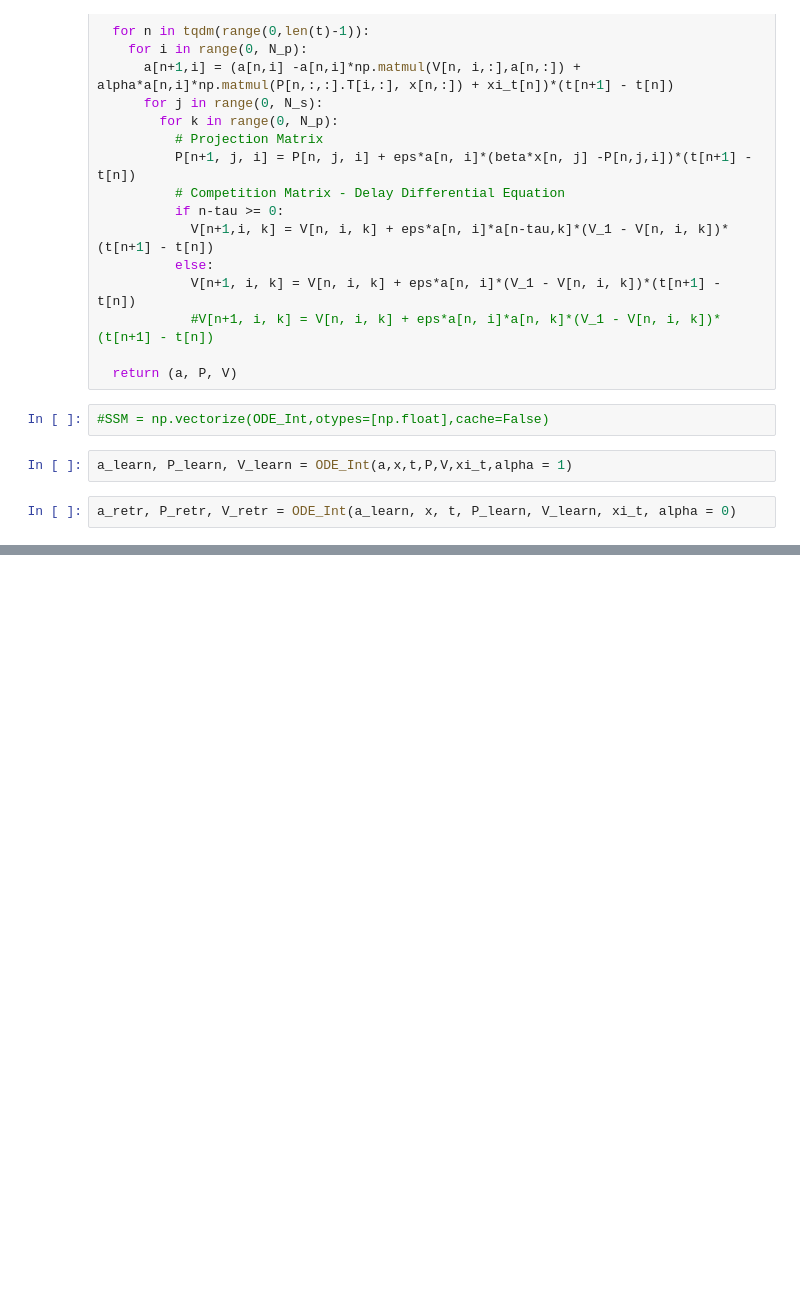
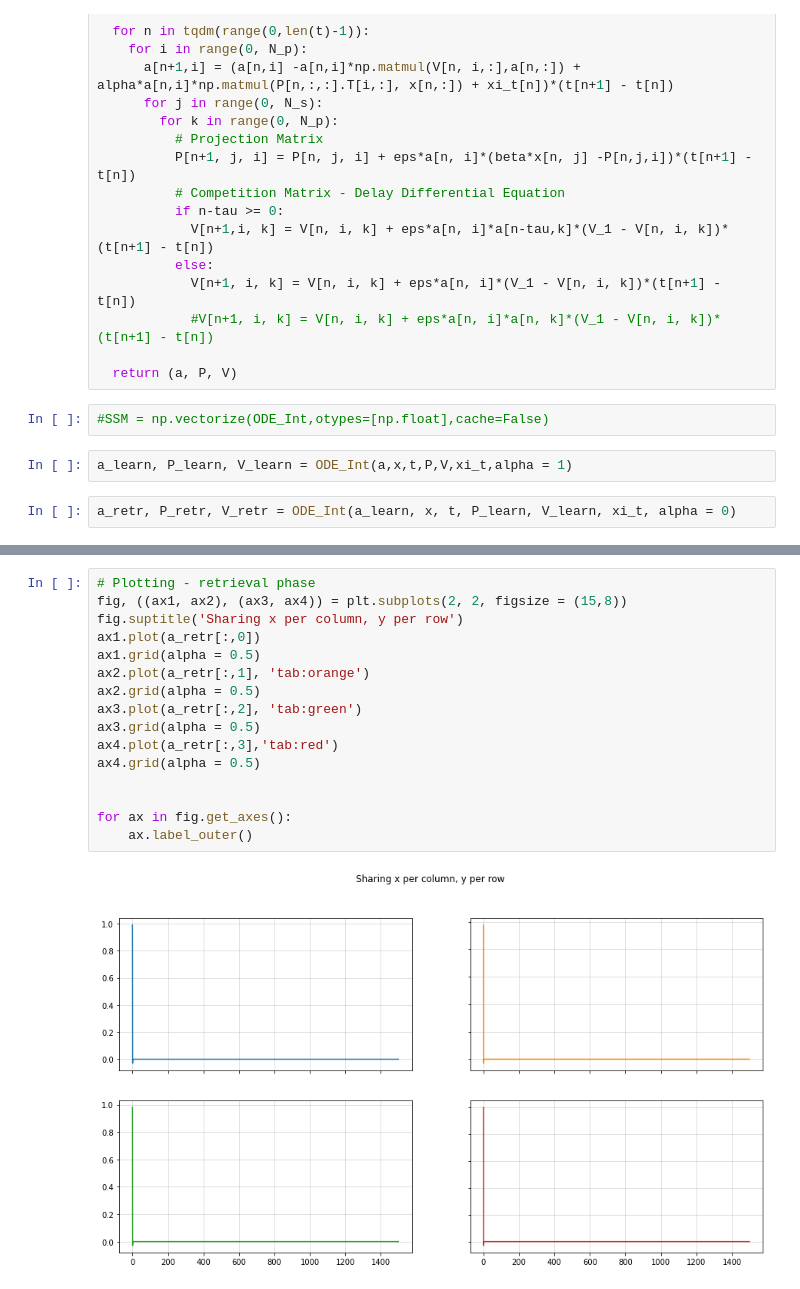
Before and after one commit to sazio/Transients, a Jupyter notebook: Python/WLC_SSM.ipynb, the cells around one changed output, grey strips where cells are left out. Saved outputs shown, nothing was run; the diff lists cells and outputs as text; blank space fills up the shorter version.

```diff
--- a/Python/WLC_SSM.ipynb
+++ b/Python/WLC_SSM.ipynb
@@ -123,0 +122,18 @@ for ax in fig.get_axes():
+# %%
+# Plotting - retrieval phase
+fig, ((ax1, ax2), (ax3, ax4)) = plt.subplots(2, 2, figsize = (15,8))
+fig.suptitle('Sharing x per column, y per row')
+ax1.plot(a_retr[:,0])
+ax1.grid(alpha = 0.5)
+ax2.plot(a_retr[:,1], 'tab:orange')
+ax2.grid(alpha = 0.5)
+ax3.plot(a_retr[:,2], 'tab:green')
+ax3.grid(alpha = 0.5)
+ax4.plot(a_retr[:,3],'tab:red')
+ax4.grid(alpha = 0.5)
+
+
+for ax in fig.get_axes():
+    ax.label_outer()
+# %% [output]
+[figure, added]
```
Also changed, not shown: parts of 4 cells of this notebook.
